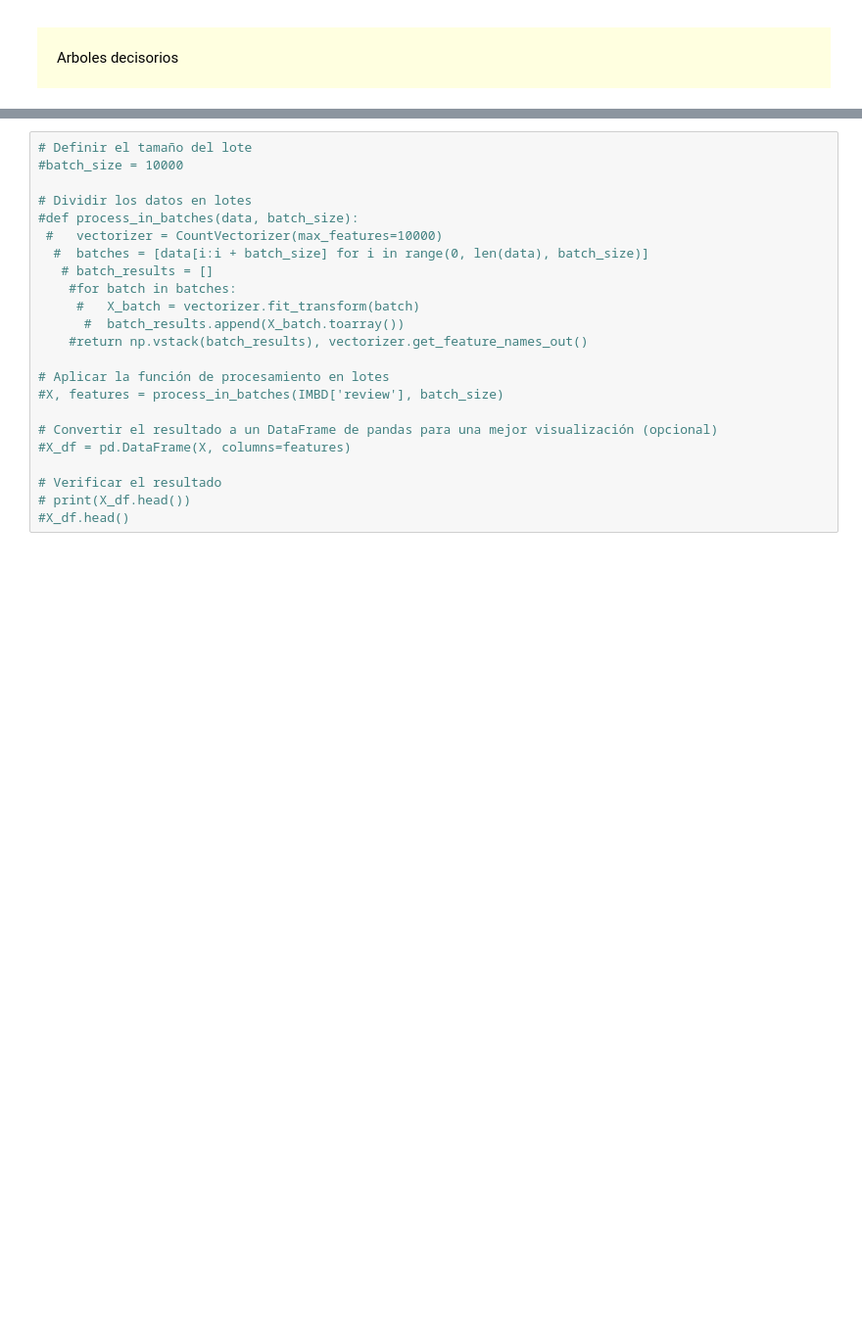
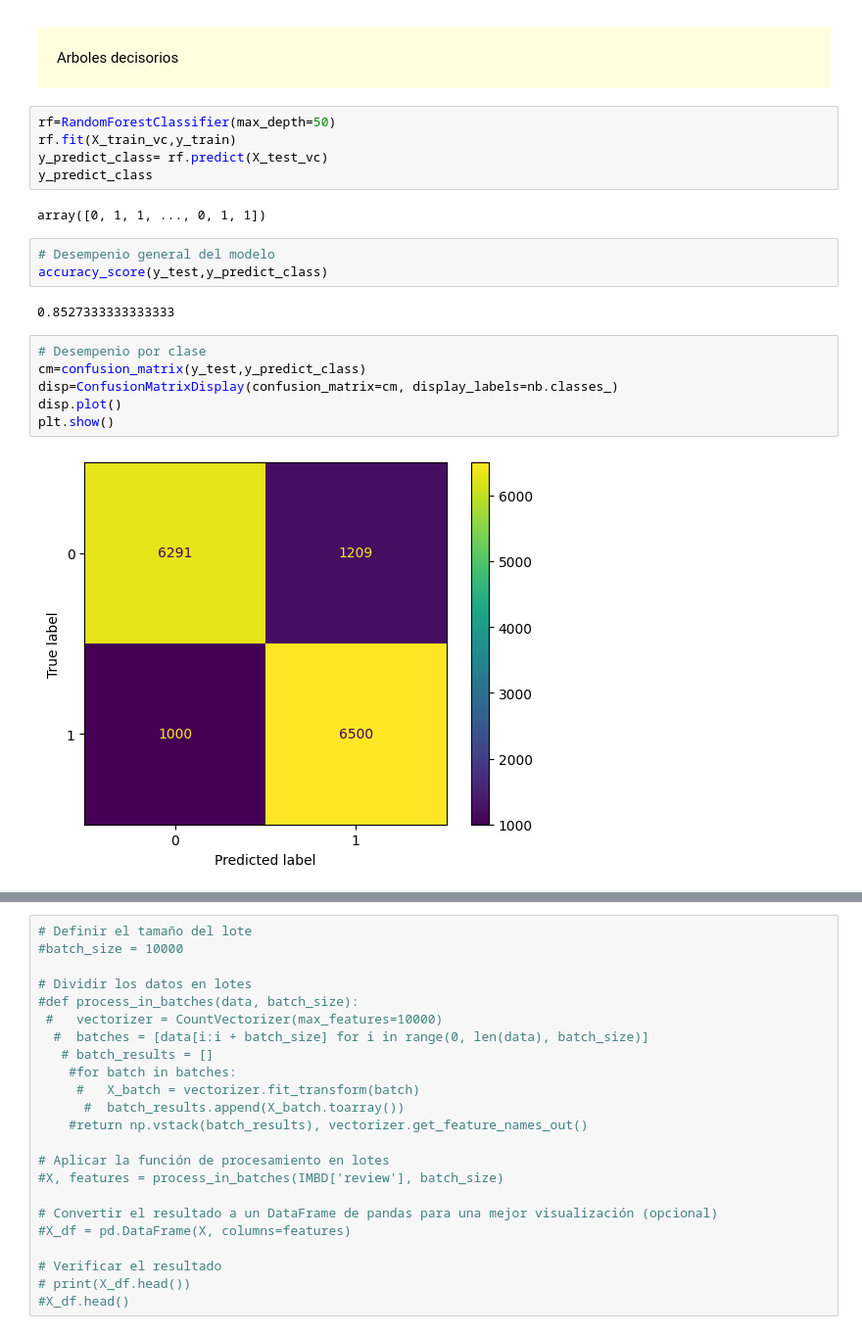
Before and after one commit to Natashalopez05/Practica-Clasificacion-Textos, a Jupyter notebook: Práctica 3 - Clasificación de Textos(1).ipynb, the cells around one changed output, grey strips where cells are left out. Shown at 98% size. Drawn from its saved outputs; the diff is of its cells as text; blank space fills up the shorter version.

```diff
--- a/Práctica 3 - Clasificación de Textos(1).ipynb
+++ b/Práctica 3 - Clasificación de Textos(1).ipynb
@@ -274,3 +274,23 @@ weighted avg       0.88      0.88      0.88     15000
 <div style="background:#FFFFE0;padding:20px;color:#000000;margin-top:10px;">
 Arboles decisorios
 </div>
+# %%
+rf=RandomForestClassifier(max_depth=50)
+rf.fit(X_train_vc,y_train)
+y_predict_class= rf.predict(X_test_vc)
+y_predict_class
+# %% [output]
+array([0, 1, 1, ..., 0, 1, 1])
+# %%
+# Desempenio general del modelo
+accuracy_score(y_test,y_predict_class)
+# %% [output]
+0.8527333333333333
+# %%
+# Desempenio por clase
+cm=confusion_matrix(y_test,y_predict_class)
+disp=ConfusionMatrixDisplay(confusion_matrix=cm, display_labels=nb.classes_)
+disp.plot()
+plt.show()
+# %% [output]
+[figure, added]
```
Also changed, not shown: parts of 1 cell of this notebook.
